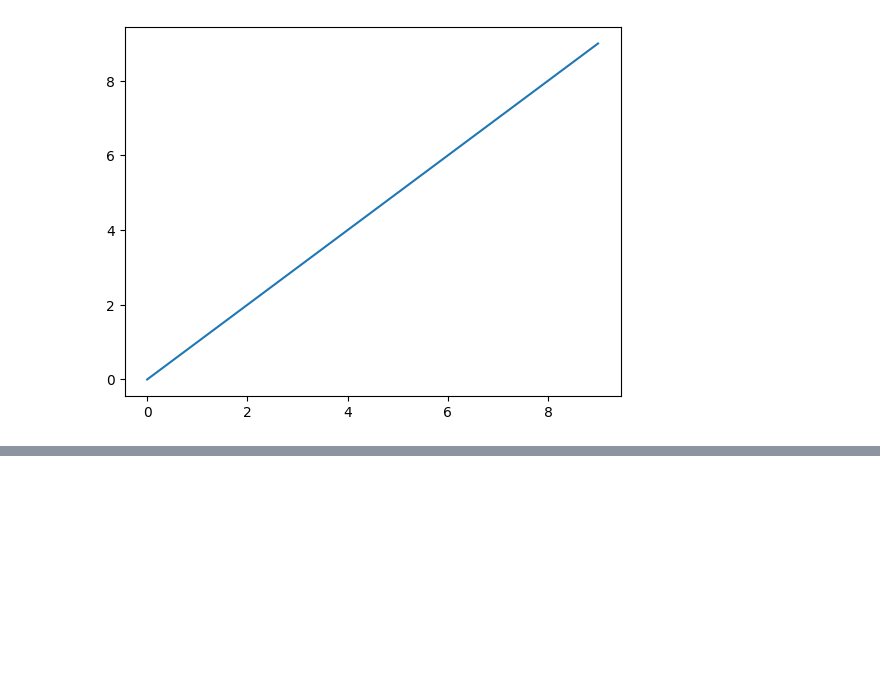
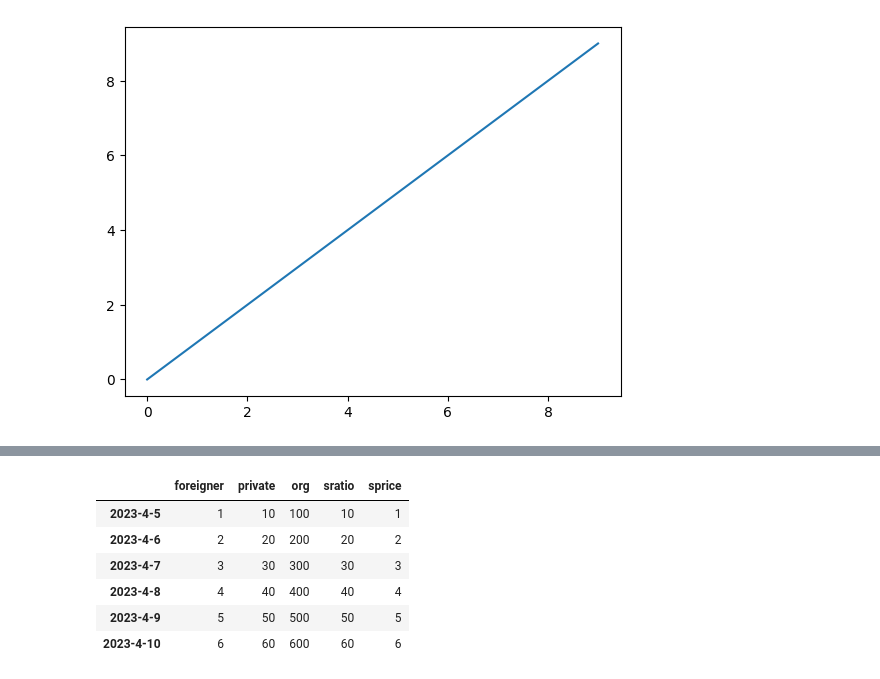
Before and after one commit to helloTestAcc/tPython, a Jupyter notebook: DemoPandas.ipynb, the cells around one changed output, grey strips where cells are left out. Saved outputs shown, nothing was run; the diff lists cells and outputs as text; code cells hidden in the pictures; blank space fills up the shorter version.

```diff
--- a/DemoPandas.ipynb
+++ b/DemoPandas.ipynb
@@ -13,0 +59,15 @@ Populating the interactive namespace from numpy and matplotlib
+# %%
+#컬럼을 순서를 지정
+frame2 = DataFrame(data, columns=["foreigner","private",
+    "org","sratio","sprice"],
+    index=["2023-4-5","2023-4-6","2023-4-7","2023-4-8","2023-4-9",
+           "2023-4-10"])
+frame2
+# %% [output]
+|  | foreigner | private | org | sratio | sprice |
+| 2023-4-5 | 1 | 10 | 100 | 10 | 1 |
+| 2023-4-6 | 2 | 20 | 200 | 20 | 2 |
+| 2023-4-7 | 3 | 30 | 300 | 30 | 3 |
+| 2023-4-8 | 4 | 40 | 400 | 40 | 4 |
+| 2023-4-9 | 5 | 50 | 500 | 50 | 5 |
+| 2023-4-10 | 6 | 60 | 600 | 60 | 6 |
```
Also changed, not shown: parts of 14 cells of this notebook, 9 other files.
